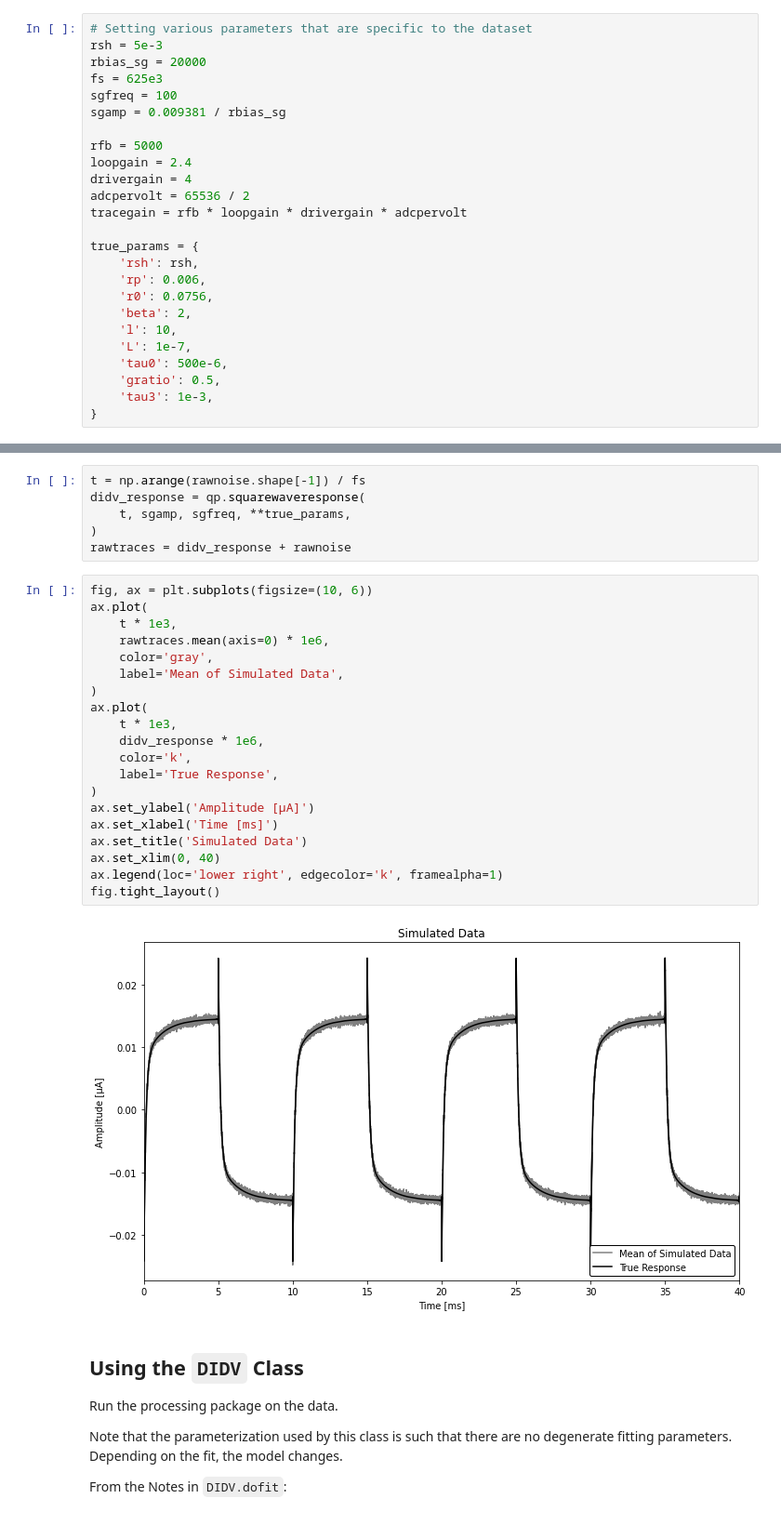
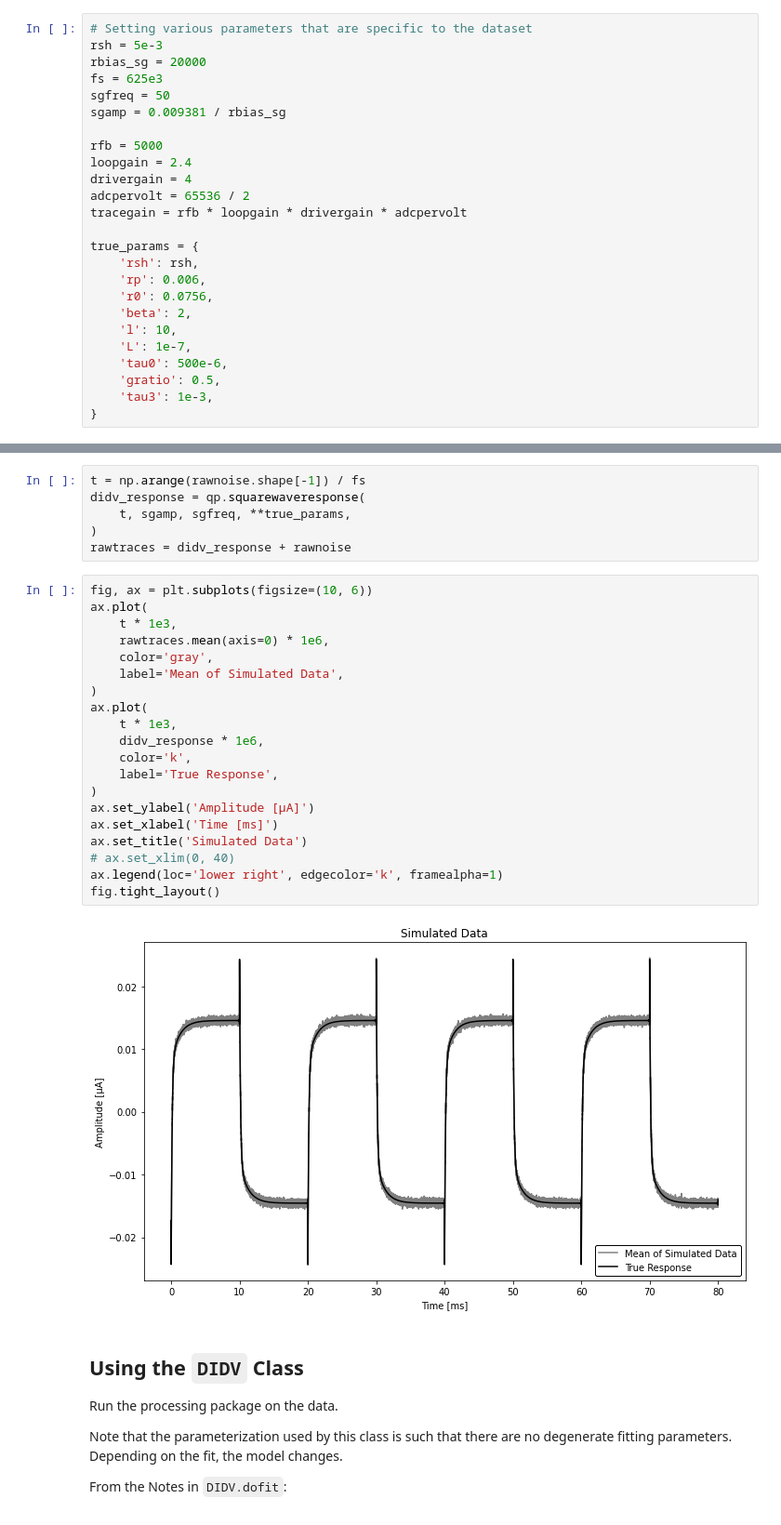
Before and after one commit to spice-herald/QETpy, a Jupyter notebook: demos/didv/test_didv.ipynb, the cells around one changed output, grey strips where cells are left out. Shown at 93% size. Cells and saved outputs as stored; diff of their text form.

Commit message:
update didv demo plots to plot all data

```diff
--- a/demos/didv/test_didv.ipynb
+++ b/demos/didv/test_didv.ipynb
@@ -17,7 +21,7 @@ Set all of the necessary parameters for initalizing the class, as well as specif
 rsh = 5e-3
 rbias_sg = 20000
 fs = 625e3
-sgfreq = 100
+sgfreq = 50
 sgamp = 0.009381 / rbias_sg
 
 rfb = 5000
@@ -51,25 +55,25 @@ rawtraces = didv_response + rawnoise
 # %%
 fig, ax = plt.subplots(figsize=(10, 6))
 ax.plot(
     t * 1e3,
     rawtraces.mean(axis=0) * 1e6,
     color='gray',
     label='Mean of Simulated Data',
 )
 ax.plot(
     t * 1e3,
     didv_response * 1e6,
     color='k',
     label='True Response',
 )
 ax.set_ylabel('Amplitude [μA]')
 ax.set_xlabel('Time [ms]')
 ax.set_title('Simulated Data')
-ax.set_xlim(0, 40)
+# ax.set_xlim(0, 40)
 ax.legend(loc='lower right', edgecolor='k', framealpha=1)
 fig.tight_layout()
 # %% [output]
-[figure, old version]
+[figure, new version]
 # %% [markdown]
 ## Using the `DIDV` Class
 
```
Also changed, not shown: parts of 5 cells of this notebook.
